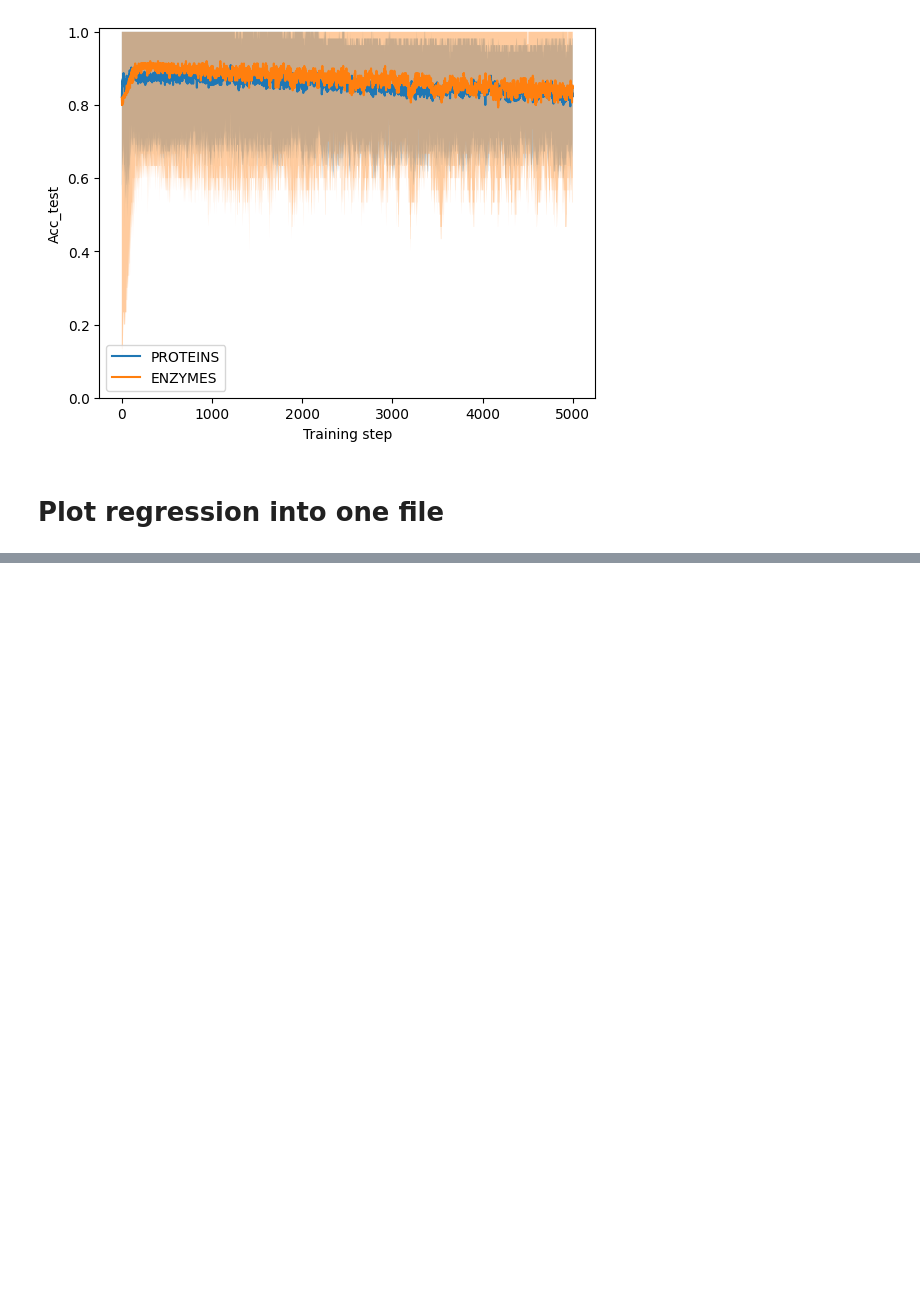
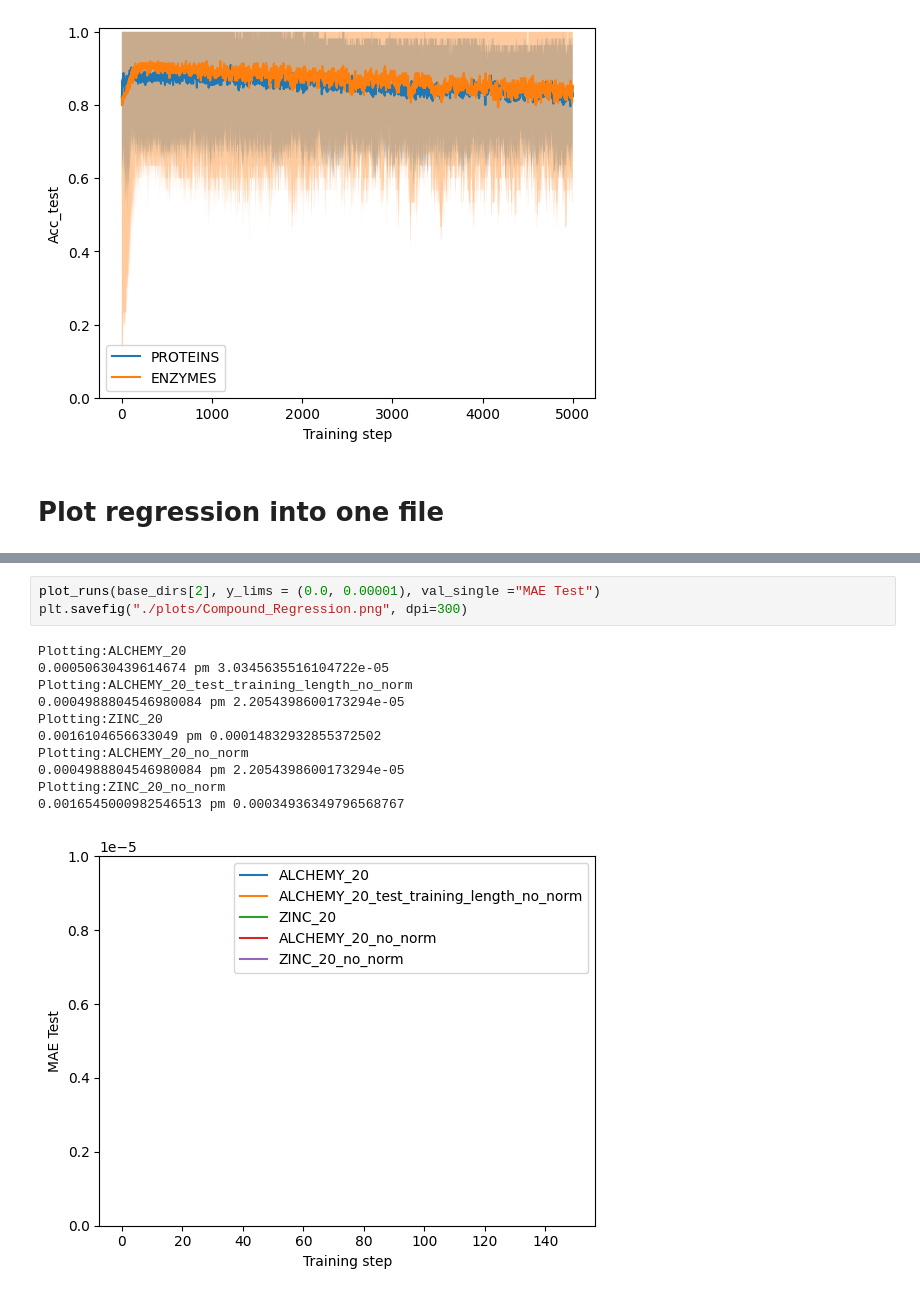
Before and after one commit to cap-jmk/carate-pwc, a Jupyter notebook: notebooks/Plotting.ipynb, the cells around one changed output, grey strips where cells are left out. Saved outputs shown, nothing was run; the diff lists cells and outputs as text; blank space fills up the shorter version.

```diff
--- a/notebooks/Plotting.ipynb
+++ b/notebooks/Plotting.ipynb
@@ -237,0 +247,15 @@ Plotting:ALCHEMY_20
+# %%
+plot_runs(base_dirs[2], y_lims = (0.0, 0.00001), val_single ="MAE Test")
+plt.savefig("./plots/Compound_Regression.png", dpi=300)
+# %% [output]
+Plotting:ALCHEMY_20
+0.00050630439614674 pm 3.0345635516104722e-05
+Plotting:ALCHEMY_20_test_training_length_no_norm
+0.0004988804546980084 pm 2.2054398600173294e-05
+Plotting:ZINC_20
+0.0016104656633049 pm 0.00014832932855372502
+Plotting:ALCHEMY_20_no_norm
+0.0004988804546980084 pm 2.2054398600173294e-05
+Plotting:ZINC_20_no_norm
+0.0016545000982546513 pm 0.00034936349796568767
+[figure, added]
```
Also changed, not shown: parts of 7 cells of this notebook, 2 other files.
